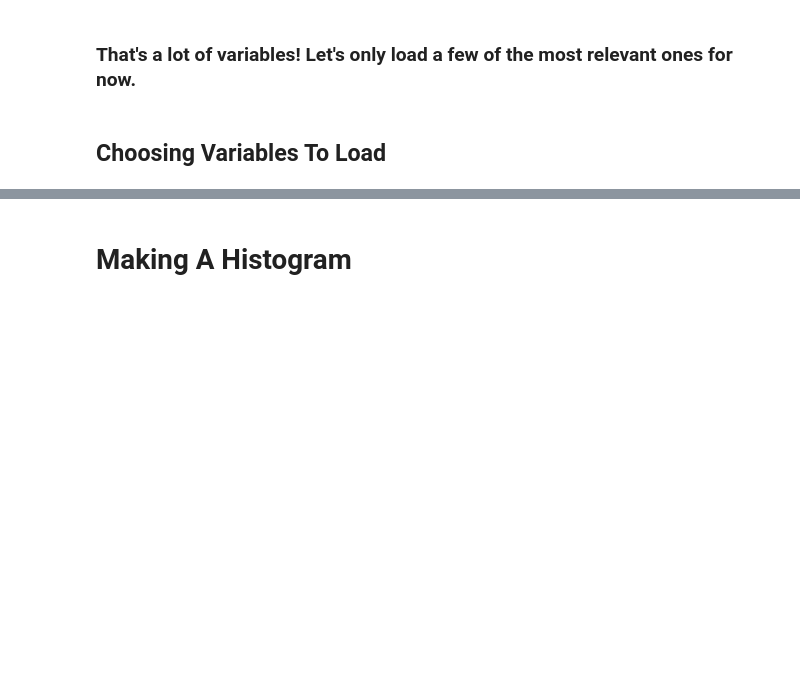
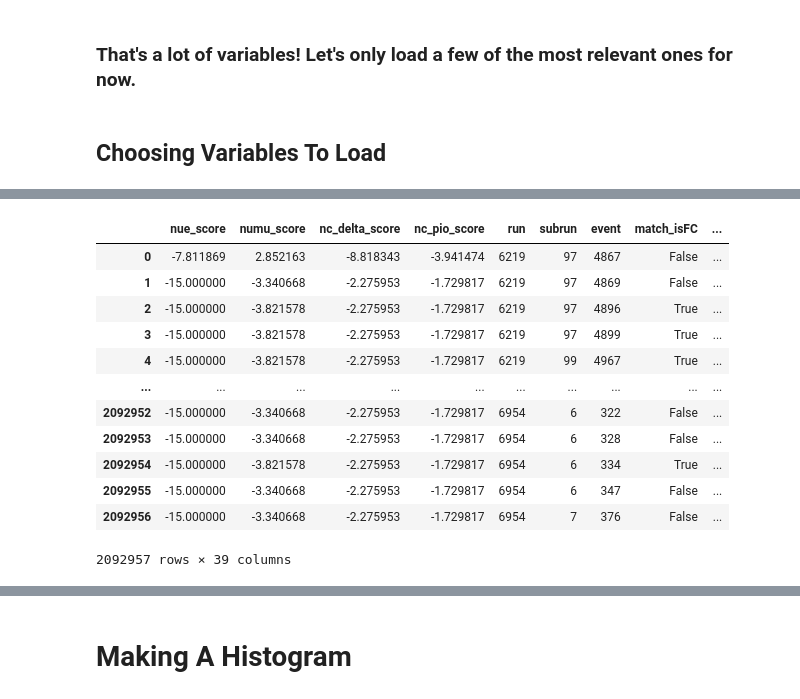
Before and after one commit to leehagaman/wc_ntuple_tutorial, a Jupyter notebook: tutorial.ipynb, the cells around one changed output, grey strips where cells are left out. Cells and saved outputs as stored; diff of their text form; code cells hidden in the pictures; blank space fills up the shorter version.

Commit message:
fixed pandas merging with awkward arrays, started displaying particle trees

```diff
--- a/tutorial.ipynb
+++ b/tutorial.ipynb
@@ -60,6 +61,8 @@ Printing variables in TTree:  T_KINEvars
 T_bdt_vars = [              # variables involved with BDT training
     "nue_score",                    # BDT score for nue selection, used for the WC inclusive nueCC analysis
     "numu_score",                   # BDT score for numu selection, used for the WC inclusive numuCC selections
+    "nc_delta_score",               # BDT score for NC Delta selection
+    "nc_pio_score",                 # BDT score for NC pi0 selection
 ]
 
 T_eval_vars = [             # variables involved with low level reconstruction and truth information
@@ -80,6 +83,9 @@ T_eval_vars = [             # variables involved with low level reconstruction a
     "weight_spline",                # additional MicroBooNE Tune weight
 ]
 T_eval_data_vars = [        # same as above, but for data files we do not attempt to load any truth information
+    "run",
+    "subrun",
+    "event",
     "match_isFC",
 ]
 
@@ -187,0 +134,61 @@ ext_df["file"] = "ext"
+# %%
+print("loading root files...")
+
+f = uproot.open(wc_file_location + "checkout_prodgenie_bnb_nu_overlay_run1_PF.root")["wcpselection"] # loading the nu_overlay file
+vars = {}
+vars.update(f["T_BDTvars"].arrays(T_bdt_vars, library="np"))
+vars.update(f["T_eval"].arrays(T_eval_vars, library="np"))
+vars.update(f["T_KINEvars"].arrays(T_kine_vars, library="np"))
+vars.update(f["T_PFeval"].arrays(T_pf_vars, library="np"))
+nu_overlay_file_POT = np.sum(f["T_pot"].arrays("pot_tor875good", library="np")["pot_tor875good"])
+for col in vars:
+    vars[col] = vars[col].tolist()
+nu_overlay_df = pd.DataFrame(vars)
+nu_overlay_df["file"] = "nu_overlay"
+print(f"loaded nu_overlay file, {len(nu_overlay_df)} events, {nu_overlay_file_POT:.4e} POT")
+
+f = uproot.open(wc_file_location + "checkout_prodgenie_bnb_dirt_overlay_run1_PF.root")["wcpselection"]
+vars = {}
+vars.update(f["T_BDTvars"].arrays(T_bdt_vars, library="np"))
+vars.update(f["T_eval"].arrays(T_eval_data_vars, library="np"))
+vars.update(f["T_KINEvars"].arrays(T_kine_vars, library="np"))
+vars.update(f["T_PFeval"].arrays(T_pf_data_vars, library="np"))
+dirt_vars = {}
+for col in vars:
+    dirt_vars[col] = vars[col].tolist()
+dirt_df = pd.DataFrame(dirt_vars)
+dirt_df["file"] = "dirt"
+print(f"loaded dirt file, {len(dirt_df)} events")
+
+f = uproot.open(wc_file_location + "checkout_data_extbnb_run1_PF.root")["wcpselection"]
+vars = {}
+vars.update(f["T_BDTvars"].arrays(T_bdt_vars, library="np"))
+vars.update(f["T_eval"].arrays(T_eval_data_vars, library="np"))
+vars.update(f["T_KINEvars"].arrays(T_kine_vars, library="np"))
+vars.update(f["T_PFeval"].arrays(T_pf_data_vars, library="np"))
+ext_vars = {}
+for col in vars:
+    ext_vars[col] = vars[col].tolist()
+ext_df = pd.DataFrame(ext_vars)
+ext_df["file"] = "ext"
+print(f"loaded ext file, {len(ext_df)} events")
+
+f = uproot.open(wc_file_location + "checkout_data_bnb_run1_PF.root")["wcpselection"]
+vars = {}
+vars.update(f["T_BDTvars"].arrays(T_bdt_vars, library="np"))
+vars.update(f["T_eval"].arrays(T_eval_data_vars, library="np"))
+vars.update(f["T_KINEvars"].arrays(T_kine_vars, library="np"))
+vars.update(f["T_PFeval"].arrays(T_pf_data_vars, library="np"))
+data_vars = {}
+for col in vars:
+    data_vars[col] = vars[col].tolist()
+data_df = pd.DataFrame(data_vars)
+data_df["file"] = "data"
+print(f"loaded data file, {len(data_df)} events")
+
+print("concatenating dataframes...")
+all_df = pd.concat([nu_overlay_df, dirt_df, ext_df, data_df], axis=0, ignore_index=True)
+print("done!")
+
+all_df
+# %% [output]
@@ -187,0 +202,13 @@ ext_df["file"] = "ext"
+|  | nue_score | numu_score | nc_delta_score | nc_pio_score | run | subrun | event | match_isFC | ... |
+| 0 | -7.811869 | 2.852163 | -8.818343 | -3.941474 | 6219 | 97 | 4867 | False | ... |
+| 1 | -15.000000 | -3.340668 | -2.275953 | -1.729817 | 6219 | 97 | 4869 | False | ... |
+| 2 | -15.000000 | -3.821578 | -2.275953 | -1.729817 | 6219 | 97 | 4896 | True | ... |
+| 3 | -15.000000 | -3.821578 | -2.275953 | -1.729817 | 6219 | 97 | 4899 | True | ... |
+| 4 | -15.000000 | -3.821578 | -2.275953 | -1.729817 | 6219 | 99 | 4967 | True | ... |
+| ... | ... | ... | ... | ... | ... | ... | ... | ... | ... |
+| 2092952 | -15.000000 | -3.340668 | -2.275953 | -1.729817 | 6954 | 6 | 322 | False | ... |
+| 2092953 | -15.000000 | -3.340668 | -2.275953 | -1.729817 | 6954 | 6 | 328 | False | ... |
+| 2092954 | -15.000000 | -3.821578 | -2.275953 | -1.729817 | 6954 | 6 | 334 | True | ... |
+| 2092955 | -15.000000 | -3.340668 | -2.275953 | -1.729817 | 6954 | 6 | 347 | False | ... |
+| 2092956 | -15.000000 | -3.340668 | -2.275953 | -1.729817 | 6954 | 7 | 376 | False | ... |
+2092957 rows × 39 columns
```
Also changed, not shown: parts of 12 cells of this notebook, 1 other file.
